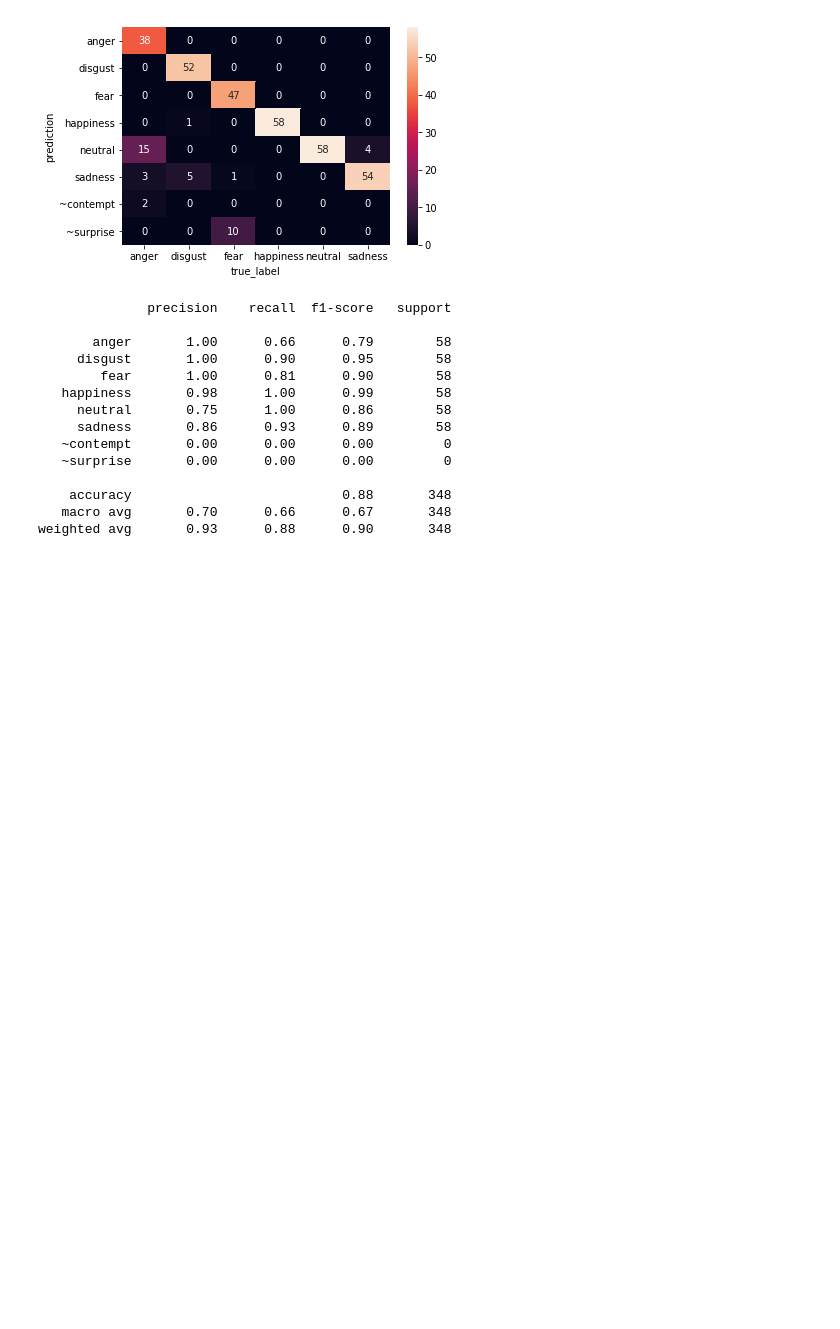
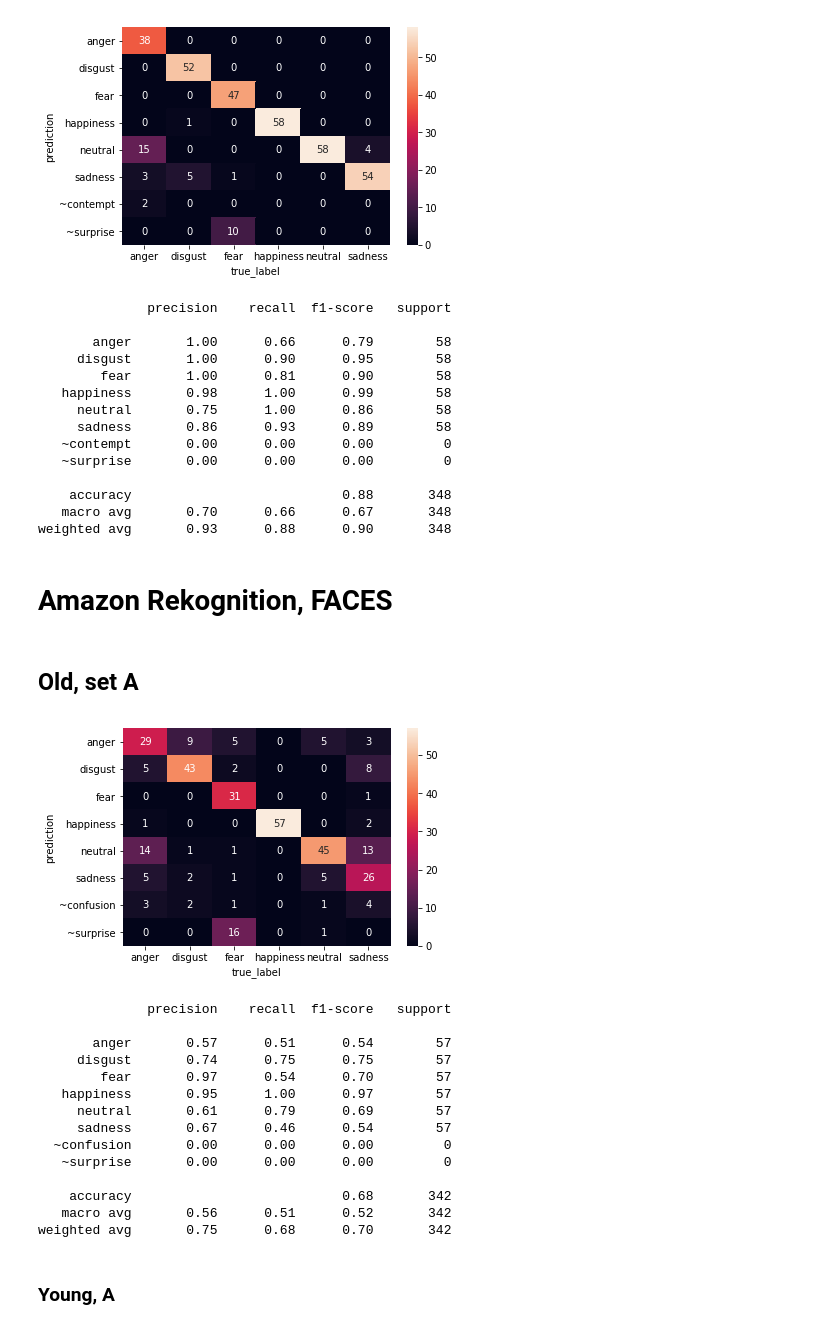
Before and after one commit to deepak987/emotion_bias, a Jupyter notebook: Data_Analysis/Data Analysis.ipynb, the cells around one changed output. Saved outputs shown, nothing was run; the diff lists cells and outputs as text; code cells hidden in the pictures; blank space fills up the shorter version.

Commit message:
Amazon (#2)
* Amazon Preliminary Results

* remove unused file

```diff
--- a/Data_Analysis/Data Analysis.ipynb
+++ b/Data_Analysis/Data Analysis.ipynb
@@ -122,3 +123,45 @@ display_all_classification_metrics(classification_results.prediction, classifica
     accuracy                           0.88       348
    macro avg       0.70      0.66      0.67       348
 weighted avg       0.93      0.88      0.90       348
+# %% [markdown]
+# Amazon Rekognition, FACES
+# %% [markdown]
+## Old, set A
+# %%
+mapping = {
+    'DISGUSTED': 'disgust',
+    'HAPPY': 'happiness',
+    'CALM': 'neutral',
+    'ANGRY': 'anger',
+    'SAD': 'sadness',
+    'FEAR':'fear',
+    'SURPRISED':'surprise',
+    'CONFUSED': 'confusion'
+
+}
+# %%
+analyzer = Amazon_Processor('../Outputs/Amazon_Rekognition/FACES_old_a.csv')
+analyzer.extract_true_labels()
+analyzer.find_predicted_labels()
+analyzer.results_df['prediction'] = analyzer.results_df['prediction'].apply(lambda x: mapping[x])
+# %%
+classification_results = analyzer.results_df[['prediction','true_label']]
+display_all_classification_metrics(classification_results.prediction, classification_results.true_label)
+# %% [output]
+[figure, added]
+              precision    recall  f1-score   support
+
+       anger       0.57      0.51      0.54        57
+     disgust       0.74      0.75      0.75        57
+        fear       0.97      0.54      0.70        57
+   happiness       0.95      1.00      0.97        57
+     neutral       0.61      0.79      0.69        57
+     sadness       0.67      0.46      0.54        57
+  ~confusion       0.00      0.00      0.00         0
+   ~surprise       0.00      0.00      0.00         0
+
+    accuracy                           0.68       342
+   macro avg       0.56      0.51      0.52       342
+weighted avg       0.75      0.68      0.70       342
+# %% [markdown]
+### Young, A
```
Also changed, not shown: parts of 12 cells of this notebook, 4 other files.
